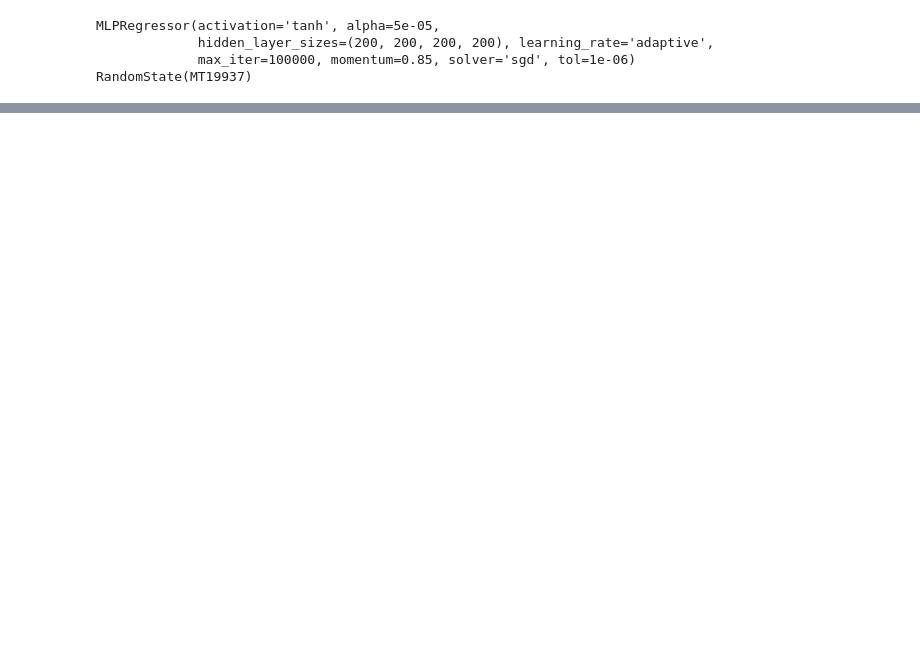
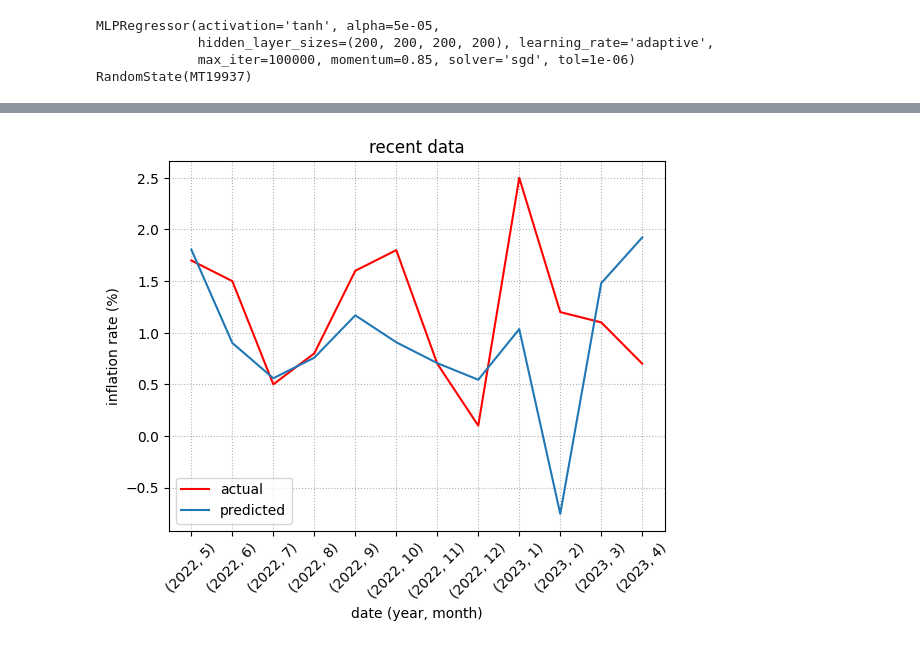
Before and after one commit to P4ndaM1x/inflation-predictor, a Jupyter notebook: model.ipynb, the cells around one changed output, grey strips where cells are left out. Saved outputs shown, nothing was run; the diff lists cells and outputs as text; code cells hidden in the pictures; blank space fills up the shorter version.

```diff
--- a/model.ipynb
+++ b/model.ipynb
@@ -144,0 +162,19 @@ plt.show()
+# %%
+number_of_months = 12
+actual_data = y_recent_scaled[-number_of_months:]-100
+predicted_data = y_recent_pred_scaled[-number_of_months:]-100
+xticks_labels = [(date[0], date[1]+1) if date[1]+1 <= 12 else (date[0]+1, 1)
+                 for date in list(filtered_data_recent.keys())[-12:]]
+
+plt.figure()
+plt.grid(linestyle=':')
+plt.plot(actual_data, label="actual", c='r')
+plt.plot(predicted_data, label="predicted")
+plt.legend(loc='lower left')
+plt.xticks(range(number_of_months), xticks_labels, rotation=45)
+plt.xlabel('date (year, month)')
+plt.ylabel('inflation rate (%)')
+plt.title('recent data')
+plt.show()
+# %% [output]
+[figure, added]
```
Also changed, not shown: parts of 8 cells of this notebook, 2 other files.
